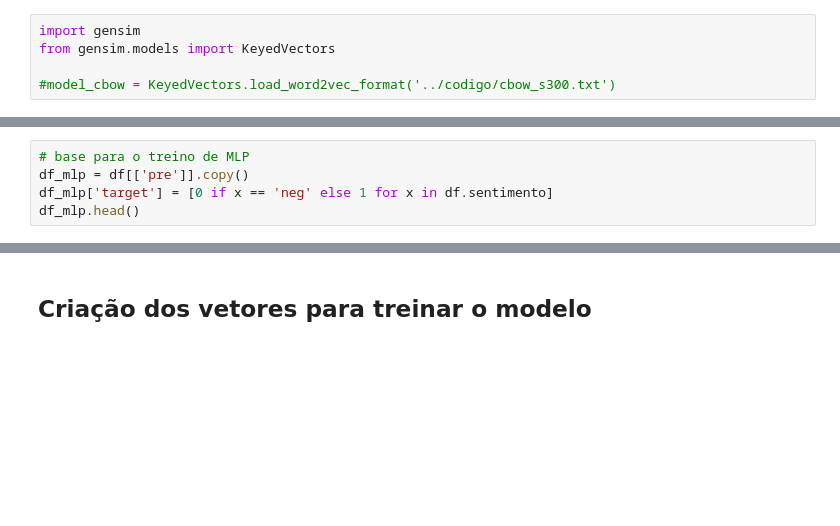
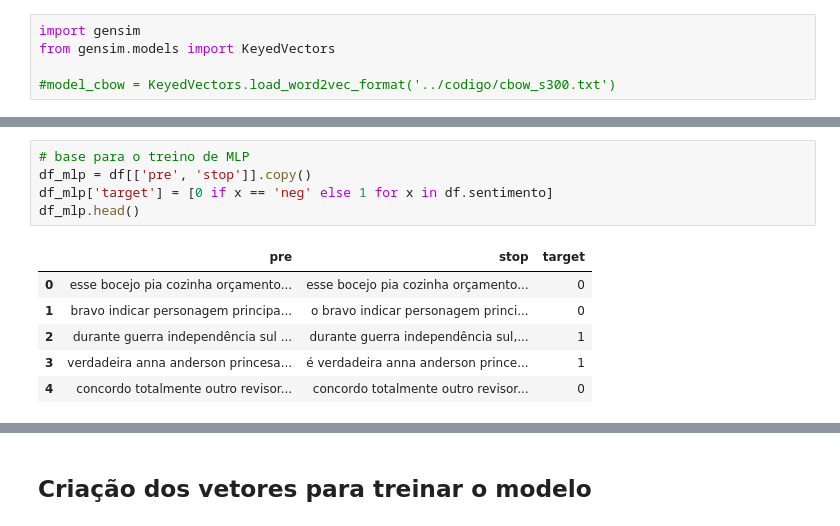
Before and after one commit to hgf777-br/trabalho-final---PLN, a Jupyter notebook: TrabalhoFinal_NLP_HGF.ipynb, the cells around one changed output, grey strips where cells are left out. Cells and saved outputs as stored; diff of their text form; blank space fills up the shorter version.

```diff
--- a/TrabalhoFinal_NLP_HGF.ipynb
+++ b/TrabalhoFinal_NLP_HGF.ipynb
@@ -1678,8 +1746,15 @@ def plot_history(history):
 # %%
 # base para o treino de MLP
-df_mlp = df[['pre']].copy()
+df_mlp = df[['pre', 'stop']].copy()
 df_mlp['target'] = [0 if x == 'neg' else 1 for x in df.sentimento]
 df_mlp.head()
+# %% [output]
+|  | pre | stop | target |
+| 0 | esse bocejo pia cozinha orçamento... | esse bocejo pia cozinha orçamento... | 0 |
+| 1 | bravo indicar personagem principa... | o bravo indicar personagem princi... | 0 |
+| 2 | durante guerra independência sul ... | durante guerra independência sul,... | 1 |
+| 3 | verdadeira anna anderson princesa... | é verdadeira anna anderson prince... | 1 |
+| 4 | concordo totalmente outro revisor... | concordo totalmente outro revisor... | 0 |
 # %%
 # dividindo com 20% para o treino e random state = 42
 df_treino_mlp, df_teste_mlp = train_test_split(
```
Also changed, not shown: parts of 47 cells of this notebook.
